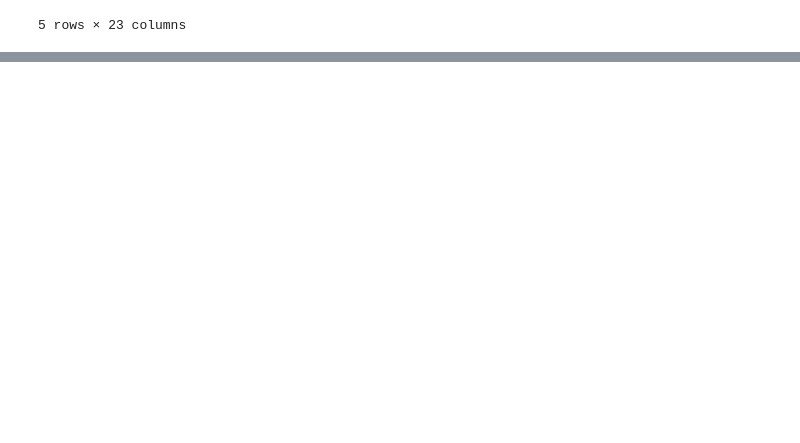
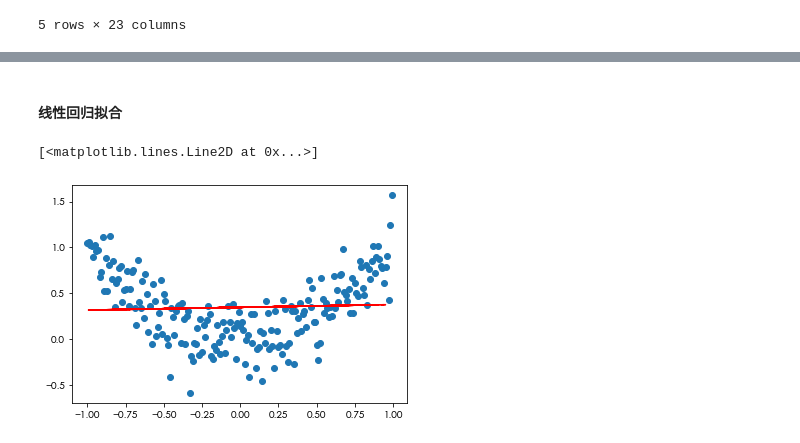
Before and after one commit to eazow/knowledge-hierarchy, a Jupyter notebook: python/machine-learning/regression_analysis.ipynb, the cells around one changed output, grey strips where cells are left out. Saved outputs shown, nothing was run; the diff lists cells and outputs as text; code cells hidden in the pictures; blank space fills up the shorter version.

```diff
--- a/python/machine-learning/regression_analysis.ipynb
+++ b/python/machine-learning/regression_analysis.ipynb
@@ -191,0 +337,15 @@ df_sales.head()
+# %% [markdown]
+#### 线性回归拟合
+# %%
+from sklearn.model_selection import train_test_split #导入train_test_split
+df_x = df['X'].to_frame() #特征集
+df_y = df['Y'] #标签集
+X_train, X_test, y_train, y_test = train_test_split(df_x,df_y,test_size=0.3, random_state = 0) #拆分数据集
+from sklearn.linear_model import LinearRegression #导入LinearRegression
+model = LinearRegression() #创建模型
+model.fit(X_train, y_train) #拟合模型
+plt.scatter(df.X, df.Y) #散点图
+plt.plot(X_test, model.predict(X_test),linestyle='--', color = 'red') #显示拟合曲线
+# %% [output]
+[<matplotlib.lines.Line2D at 0x...>]
+[figure, added]
```
Also changed, not shown: parts of 24 cells of this notebook, 2 other files.
